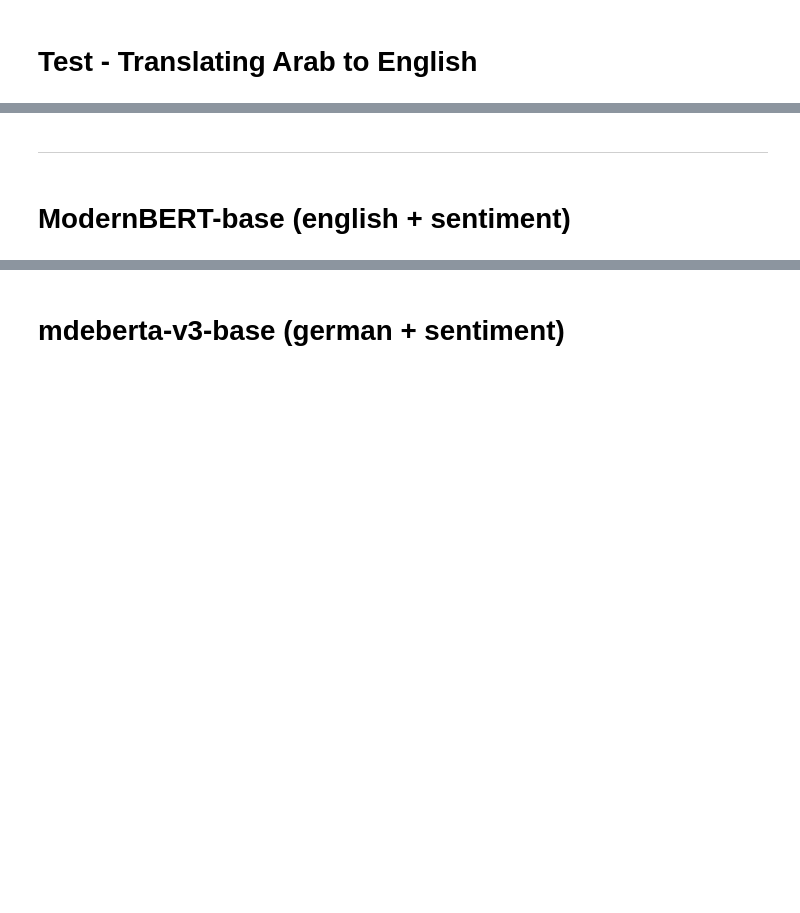
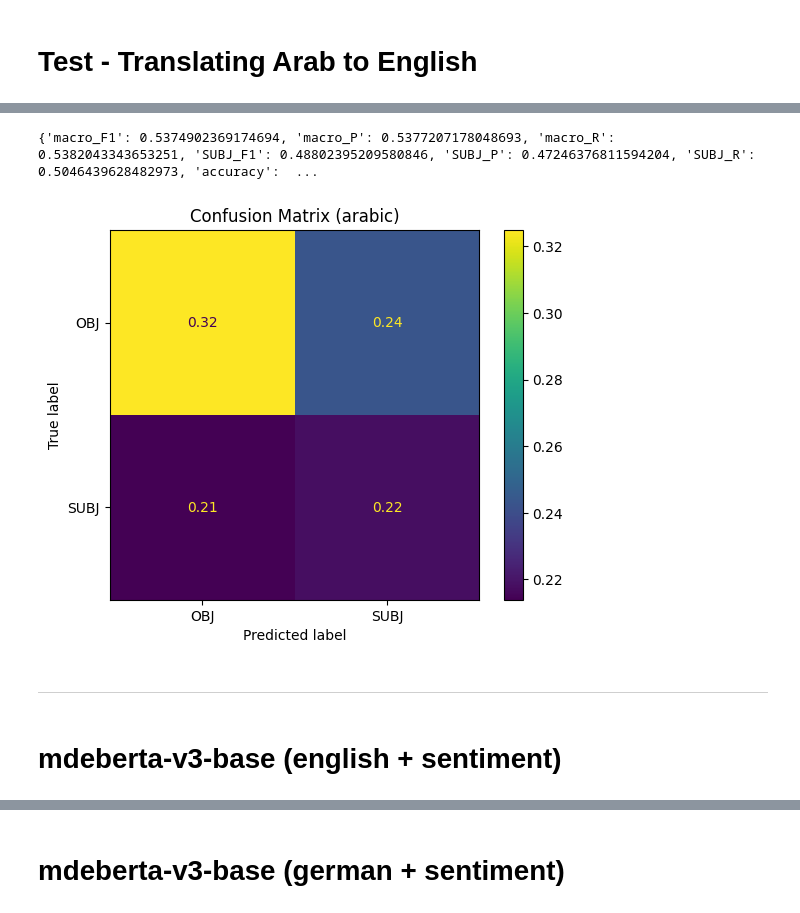
Before and after one commit to MatteoFasulo/clef2025-checkthat, a Jupyter notebook: notebook.ipynb, the cells around one changed output, grey strips where cells are left out. Cells and saved outputs as stored; diff of their text form; code cells hidden in the pictures; blank space fills up the shorter version.

Commit message:
Update threshold selection on dev set, translation pipeline and mDeBERTa + sentiment for english + new run

```diff
--- a/notebook.ipynb
+++ b/notebook.ipynb
@@ -1607,11 +1221,11 @@ detector.all_data[language]['test'].to_csv('/kaggle/working/dev_test_it.csv')
 # %%
-detector.all_data[language]['train'] = pd.read_csv('/kaggle/working/train_it.csv')
-detector.all_data[language]['dev'] = pd.read_csv('/kaggle/working/dev_it.csv')
-detector.all_data[language]['test'] = pd.read_csv('/kaggle/working/dev_test_it.csv')
+detector.all_data[language]['train'] = pd.read_csv('/kaggle/working/train_ar.csv')
+detector.all_data[language]['dev'] = pd.read_csv('/kaggle/working/dev_ar.csv')
+detector.all_data[language]['test'] = pd.read_csv('/kaggle/working/dev_test_ar.csv')
 # %%
 epochs = 6
 batch_size = 16
-lr = 6e-5
+lr = 1e-5
 weight_decay = 0.0
 
 train_data = Dataset.from_pandas(detector.all_data[language]['train'])
@@ -1642,7 +1256,8 @@ training_args = TrainingArguments(
     save_total_limit=1,
     #warmup_ratio=0.5,
     load_best_model_at_end=True,
-    metric_for_best_model="macro_F1",
+    metric_for_best_model="eval_loss",
+    greater_is_better=False,
     report_to="none"
 )
 # %%
@@ -1653,8 +1268,7 @@ trainer = CustomTrainer(
     eval_dataset = dev_data,
     data_collator = collator_fn,
     compute_metrics = evaluate_metrics,
-    class_weights=class_weights,
-    weights_dtype=torch.float32,
+    class_weights=class_weights
 )
 # %%
 trainer.train()
@@ -1663,0 +1285,29 @@ evaluate_metrics((predictions, labels))
+# %%
+best_thr = trainer.compute_best_threshold(dataset=dev_data)
+pred_info = trainer.predict(dataset=test_data, threshold=best_thr)
+
+predictions, labels = pred_info.predictions, pred_info.label_ids
+
+acc = accuracy_score(labels, predictions)
+m_prec, m_rec, m_f1, m_s = precision_recall_fscore_support(labels, predictions, average="macro",
+                                                            zero_division=0)
+p_prec, p_rec, p_f1, p_s = precision_recall_fscore_support(labels, predictions, labels=[1],
+                                                            zero_division=0)
+stats = {
+        'macro_F1': m_f1,
+        'macro_P': m_prec,
+        'macro_R': m_rec,
+        'SUBJ_F1': p_f1[0],
+        'SUBJ_P': p_prec[0],
+        'SUBJ_R': p_rec[0],
+        'accuracy': acc
+    }
+
+print(stats)
+results[f"llama3.2-1B-{language}"] = stats
+
+cm = confusion_matrix(labels, predictions, normalize='all')
+ConfusionMatrixDisplay(cm, display_labels=['OBJ', 'SUBJ']).plot()
+plt.title(f"Confusion Matrix ({language})")
+plt.show()
+# %% [output]
@@ -1664,7 +1316,9 @@ evaluate_metrics((predictions, labels))
+{'macro_F1': 0.5374902369174694, 'macro_P': 0.5377207178048693, 'macro_R': 0.5382043343653251, 'SUBJ_F1': 0.48802395209580846, 'SUBJ_P': 0.47246376811594204, 'SUBJ_R': 0.5046439628482973, 'accuracy':  ...
+[figure, added]
 # %% [markdown]
 ---
 # %% [markdown]
-# ModernBERT-base (english + sentiment)
+# mdeberta-v3-base (english + sentiment)
 # %%
 with torch.no_grad():
     torch.cuda.empty_cache()
```
Also changed, not shown: parts of 75 cells of this notebook.
